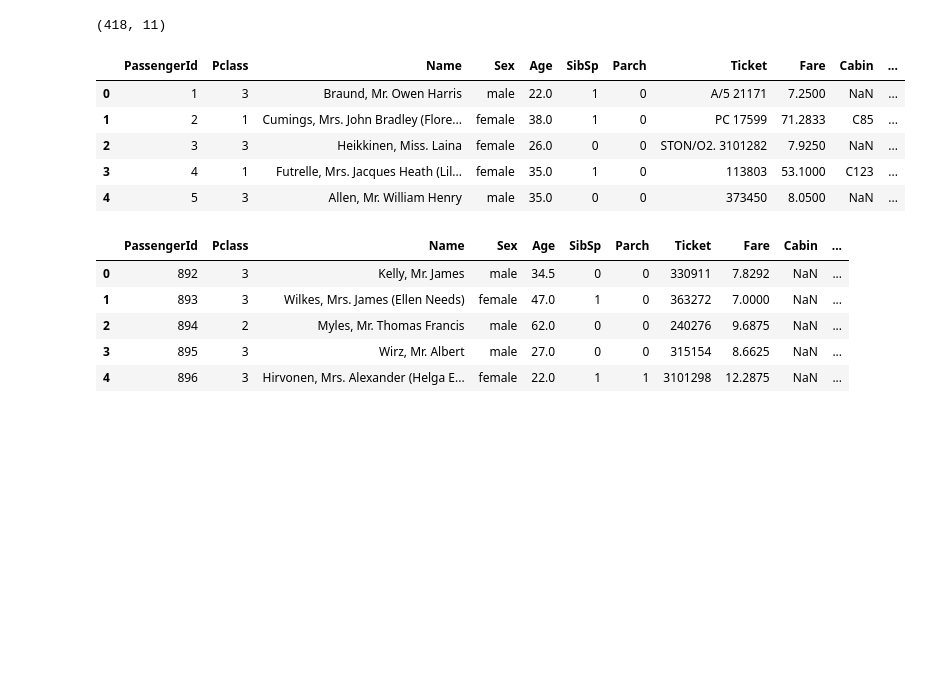
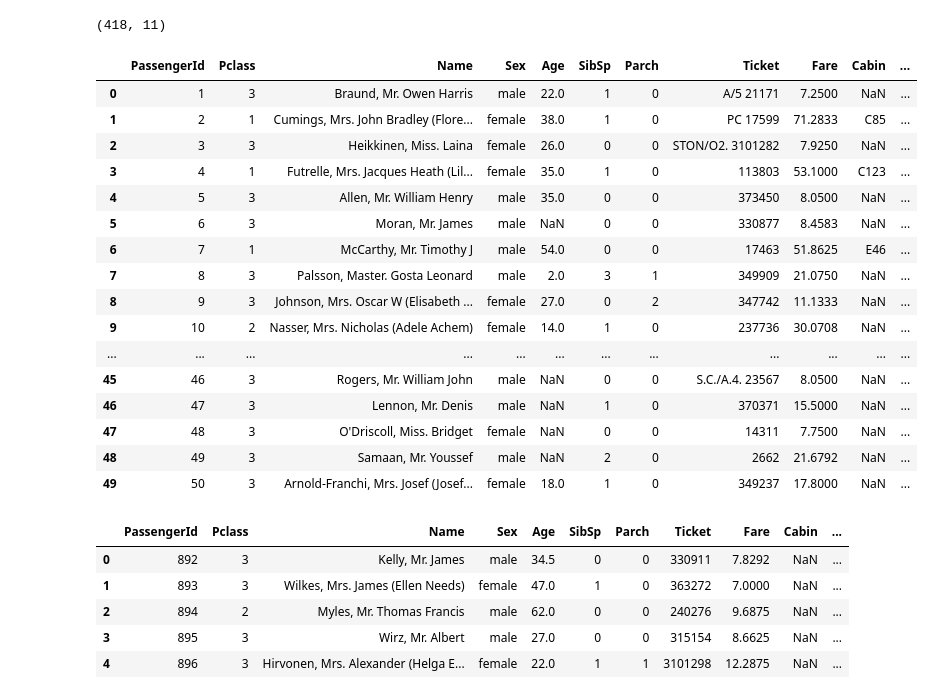
Before and after one commit to mrsalty/notebooks, a Jupyter notebook: titanic-machine-learning-from-disaster.ipynb, the cells around one changed output. Cells and saved outputs as stored; diff of their text form; code cells hidden in the pictures; blank space fills up the shorter version.

```diff
--- a/titanic-machine-learning-from-disaster.ipynb
+++ b/titanic-machine-learning-from-disaster.ipynb
@@ -56,14 +57,25 @@ X_submission.shape
 # %% [output]
 (418, 11)
 # %%
-X_train.head()
+X_train.head(50)
 # %% [output]
 |  | PassengerId | Pclass | Name | Sex | Age | SibSp | Parch | Ticket | Fare | Cabin | ... |
 | 0 | 1 | 3 | Braund, Mr. Owen Harris | male | 22.0 | 1 | 0 | A/5 21171 | 7.2500 | NaN | ... |
 | 1 | 2 | 1 | Cumings, Mrs. John Bradley (Flore... | female | 38.0 | 1 | 0 | PC 17599 | 71.2833 | C85 | ... |
 | 2 | 3 | 3 | Heikkinen, Miss. Laina | female | 26.0 | 0 | 0 | STON/O2. 3101282 | 7.9250 | NaN | ... |
 | 3 | 4 | 1 | Futrelle, Mrs. Jacques Heath (Lil... | female | 35.0 | 1 | 0 | 113803 | 53.1000 | C123 | ... |
 | 4 | 5 | 3 | Allen, Mr. William Henry | male | 35.0 | 0 | 0 | 373450 | 8.0500 | NaN | ... |
+| 5 | 6 | 3 | Moran, Mr. James | male | NaN | 0 | 0 | 330877 | 8.4583 | NaN | ... |
+| 6 | 7 | 1 | McCarthy, Mr. Timothy J | male | 54.0 | 0 | 0 | 17463 | 51.8625 | E46 | ... |
+| 7 | 8 | 3 | Palsson, Master. Gosta Leonard | male | 2.0 | 3 | 1 | 349909 | 21.0750 | NaN | ... |
+| 8 | 9 | 3 | Johnson, Mrs. Oscar W (Elisabeth ... | female | 27.0 | 0 | 2 | 347742 | 11.1333 | NaN | ... |
+| 9 | 10 | 2 | Nasser, Mrs. Nicholas (Adele Achem) | female | 14.0 | 1 | 0 | 237736 | 30.0708 | NaN | ... |
+| ... | ... | ... | ... | ... | ... | ... | ... | ... | ... | ... | ... |
+| 45 | 46 | 3 | Rogers, Mr. William John | male | NaN | 0 | 0 | S.C./A.4. 23567 | 8.0500 | NaN | ... |
+| 46 | 47 | 3 | Lennon, Mr. Denis | male | NaN | 1 | 0 | 370371 | 15.5000 | NaN | ... |
+| 47 | 48 | 3 | O'Driscoll, Miss. Bridget | female | NaN | 0 | 0 | 14311 | 7.7500 | NaN | ... |
+| 48 | 49 | 3 | Samaan, Mr. Youssef | male | NaN | 2 | 0 | 2662 | 21.6792 | NaN | ... |
+| 49 | 50 | 3 | Arnold-Franchi, Mrs. Josef (Josef... | female | 18.0 | 1 | 0 | 349237 | 17.8000 | NaN | ... |
 # %%
 X_submission.head()
 # %% [output]
```
Also changed, not shown: parts of 21 cells of this notebook.
